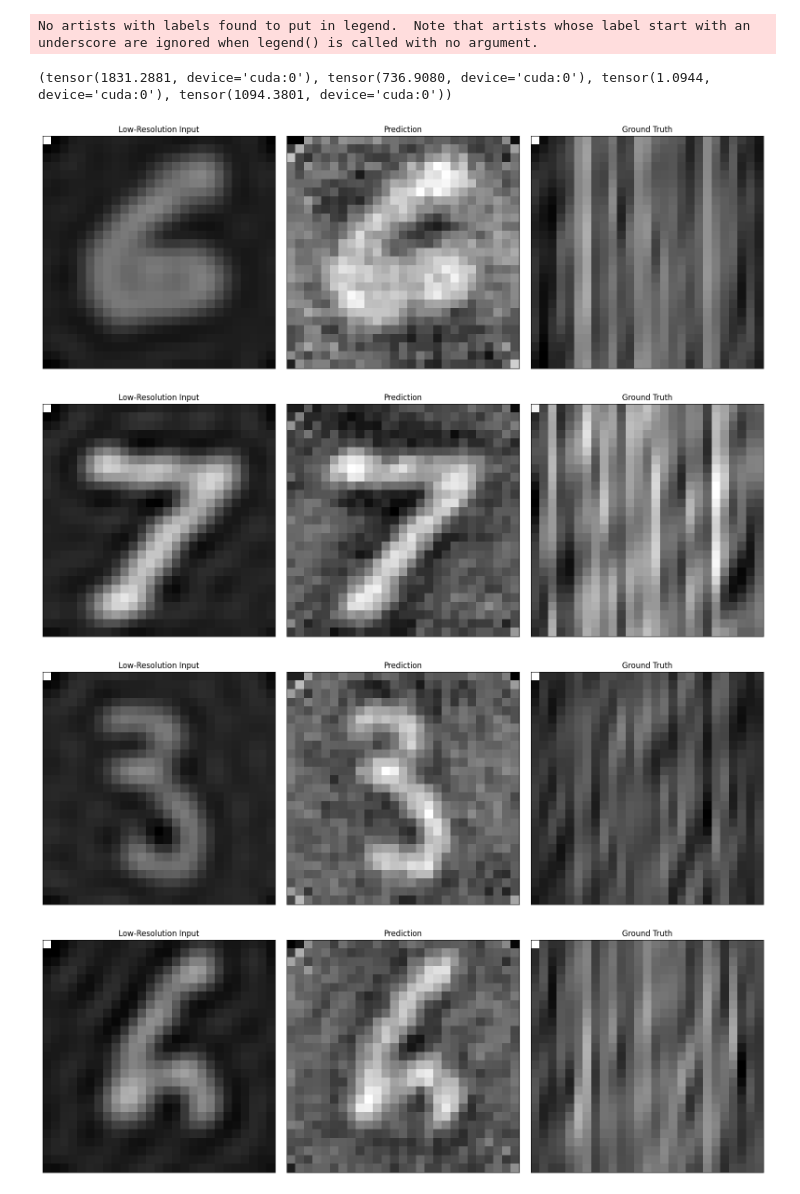
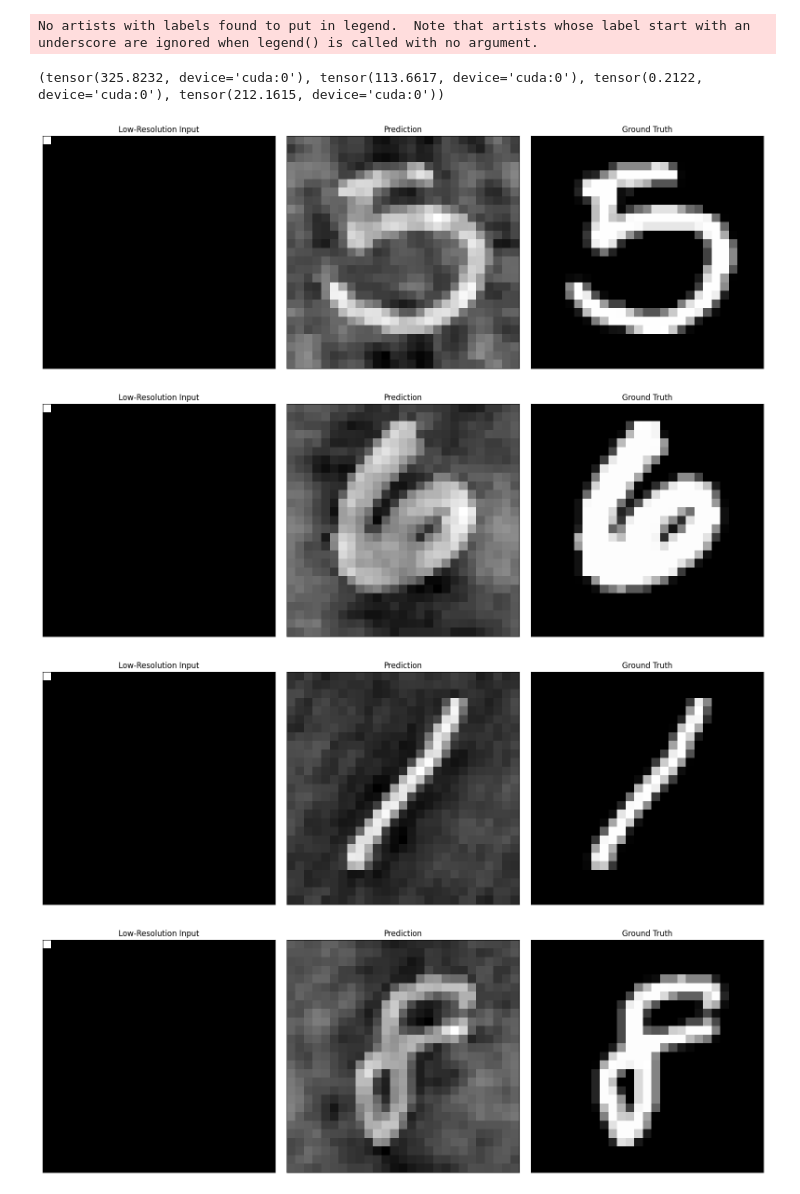
Before and after one commit to AmanKukde/FourierImageTransformer, a Jupyter notebook: my_new.ipynb, the cells around one changed output. Cells and saved outputs as stored; diff of their text form; code cells hidden in the pictures.

```diff
--- a/my_new.ipynb
+++ b/my_new.ipynb
@@ -6,7 +6,7 @@ from fit.datamodules.super_res import MNIST_SResFITDM, CelebA_SResFITDM,BioSRMic
 from fit.utils.tomo_utils import get_polar_rfft_coords_2D
 
 from fit.modules.SResTransformerModule import SResTransformerModule
-
+import os
 from matplotlib import pyplot as plt
 from matplotlib import gridspec
 from fit.utils.PSNR import RangeInvariantPsnr as PSNR
@@ -20,8 +20,13 @@ import seaborn as sns
 import matplotlib.pyplot as plt
 
 from torch.nn.functional import avg_pool3d
-trained_model_path = '/home/aman.kukde/Projects/FourierImageTransformer/models/MNIST/mamba/sum/Mamba_MNIST_wp_1000_sum_L_8_H_16_s_10_subset_False_23-05_12-04-55/epoch=88-step=76540.ckpt'
 
+trained_model_path= '/home/aman.kukde/Projects/FourierImageTransformer/models/MNIST/mamba/sum/Mamba_MNIST_wp_1000_sum_L_8_H_8_s_10_subset_False_25-05_09-44-54/'
+checkpoints = os.listdir(trained_model_path)
+checkpoints.remove('last.ckpt')
+checkpoints.remove('wandb')
+trained_model_path = trained_model_path + checkpoints[0]
+print(trained_model_path)
 dataset = trained_model_path.split('/')[-5]
 model_type = trained_model_path.split('/')[-4]
 loss = trained_model_path.split('/')[-3]
@@ -43,8 +48,8 @@ if dataset == "Bio":
 dm.prepare_data()
 dm.setup()
 r, phi, flatten_order, order, fc_per_ring = get_polar_rfft_coords_2D(img_shape=dm.gt_shape)
-n_heads = 16
-d_query = 64
+n_heads = 8
+d_query = 32
 model = SResTransformerModule(img_shape=dm.gt_shape,
                               coords=(r, phi),
                               dst_flatten_order=flatten_order,
@@ -70,7 +76,7 @@ Model Loaded
 # %%
 def predict_one_test_batch(no_of_images = 5):
     i = 0
-    for fc, (mag_min, mag_max) in dm.train_dataloader():
+    for fc, (mag_min, mag_max) in dm.test_dataloader():
         i+=1
         if i ==12:
             break
@@ -79,21 +85,21 @@ def predict_one_test_batch(no_of_images = 5):
     mag_min = mag_min.to('cuda')
     mag_max = mag_max.to('cuda')
     fc = fc[:, model.dst_flatten_order]
-    fc[:, model.input_seq_length:] = 0
     x_input = fc.clone()
 
 
     with torch.no_grad():
-        # pred = model.sres.forward_inference(x_input,max_seq_length=140)
+        # pred = model.sres.forward_i(x_input,max_seq_length=95)
         pred = model.sres.forward(x_input)
-        print(model.criterion(pred, fc[:,model.dst_flatten_order], mag_min, mag_max))
+        print(model.criterion(pred, fc, mag_min, mag_max))
 
     fig = plt.figure()
     lowres = x_input.clone()
     lowres[:, model.input_seq_length:] = 0
+    lowres[:] = 0
     pred_img = model.convert2img(fc=pred, mag_min=mag_min, mag_max=mag_max)
     lowres_img = model.convert2img(fc=lowres, mag_min=mag_min, mag_max=mag_max)
-    gt_img = model.convert2img(fc=fc[:, model.dst_flatten_order], mag_min=mag_min, mag_max=mag_max)
+    gt_img = model.convert2img(fc=fc, mag_min=mag_min, mag_max=mag_max)
 
 
 
@@ -300,35 +306,35 @@ def predict_one_test_batch(no_of_images = 5):
         ax1 = plt.subplot(gs[2])
         ax2 = plt.subplot(gs[4])
         plt.subplots_adjust(top = 1, bottom = 0, right = 1, left = 0,
                             hspace = 0, wspace = 0)
         ax0.xaxis.set_major_locator(plt.NullLocator())
         ax0.yaxis.set_major_locator(plt.NullLocator())
         lowres_psnr = PSNR(gt_img, lowres_img)
         ax0.imshow(np.roll(abs(torch.fft.rfftn(lowres_img[sample].cpu(),dim = [0,1])),model.dft_shape[0] // 2 ,0))
         ax0.set_title('Low-Resolution Input');
         ax0.set_xlabel(f'PSNR: {lowres_psnr[sample].cpu().detach()} dB')
         ax0.axis('equal');
 
         ax1.xaxis.set_major_locator(plt.NullLocator())
         ax1.yaxis.set_major_locator(plt.NullLocator())
         ax1.imshow(np.roll(abs(torch.fft.rfftn(pred_img[sample].cpu(),dim = [0,1])),model.dft_shape[0] // 2,0))
         pred_psnr = PSNR(gt_img, pred_img)
         ax1.set_title('Prediction');
         ax1.set_xlabel(f'PSNR: {pred_psnr[sample].cpu().detach()} dB')
         ax1.axis('equal');
 
         ax2.xaxis.set_major_locator(plt.NullLocator())
         ax2.yaxis.set_major_locator(plt.NullLocator())
         ax2.imshow(np.roll(abs(torch.fft.rfftn(gt_img[sample].cpu(),dim = [0,1])),model.dft_shape[0] // 2,0))
         ax2.set_title('Ground Truth');
         ax2.set_xlabel(f'PSNR: {gt_psnr[sample].cpu().detach()} dB')
         ax2.axis('equal');
 
 predict_one_test_batch(5)
 # %% [output]
 No artists with labels found to put in legend.  Note that artists whose label start with an underscore are ignored when legend() is called with no argument.
-(tensor(1831.2881, device='cuda:0'), tensor(736.9080, device='cuda:0'), tensor(1.0944, device='cuda:0'), tensor(1094.3801, device='cuda:0'))
+(tensor(325.8232, device='cuda:0'), tensor(113.6617, device='cuda:0'), tensor(0.2122, device='cuda:0'), tensor(212.1615, device='cuda:0'))
-[figure, old version]
+[figure, new version]
-[figure, old version]
+[figure, new version]
-[figure, old version]
+[figure, new version]
-[figure, old version]
+[figure, new version]
```
Also changed, not shown: parts of 2 cells of this notebook, 6 other files.
